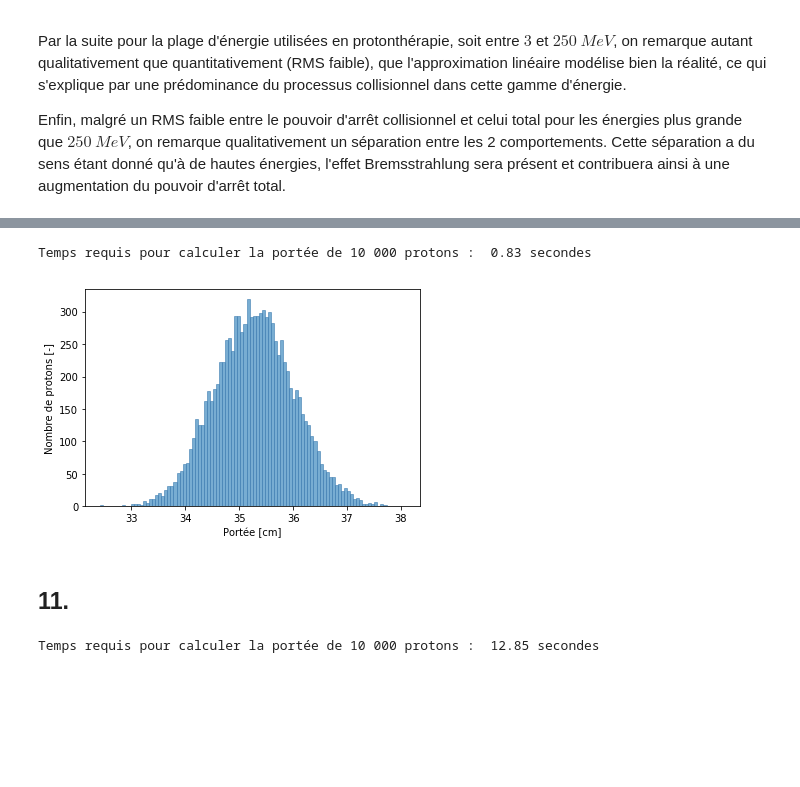
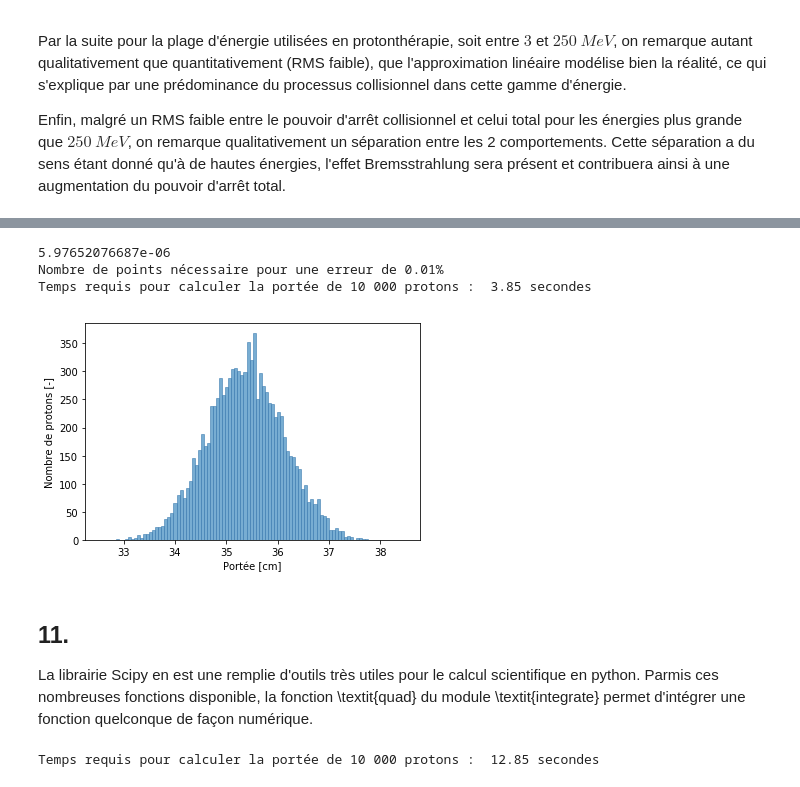
Before and after one commit to eliedl/Physique_numerique, a Jupyter notebook: TP1/TP1_Elie.ipynb, the cells around one changed output, grey strips where cells are left out. Cells and saved outputs as stored; diff of their text form; code cells hidden in the pictures; blank space fills up the shorter version.

```diff
--- a/TP1/TP1_Elie.ipynb
+++ b/TP1/TP1_Elie.ipynb
@@ -138,9 +138,9 @@ def get_s_col(r_e, n_e, T, I, m_e=0.511):
 
     """ Retourne le pouvoir d'arrêt collisonnel d'un matériau
 
-    :params:---------------Description---------------: Unités :
+    :params:---------------Description---------------: Unités : type :
 
-        r_e: Rayon électronique                          cm
+        r_e: Rayon électronique                          cm      float
         n_e: Densité électronique du matériau          cm^{-3}
        beta: Facteur de vitesse réduite                  -
       gamma: Facteur de Lorentz                          -
@@ -357,38 +397,43 @@ plt.show()
 # %%
-def trapz_integration(x, N):
+def trapz_integration(N, b, a=3):
     res = []
-    for x_i in x:
-
-        points = np.linspace(3, x_i, N)
-        h = points[1]- points[0]
+    for b_i in b:
+        # Initialisation du domaine d'intégration
+        points = np.linspace(a, b_i, N+1)
+        h = (b_i-3)/N # Largeur des trapèzes
 
         f = 1/get_s_col(r_e, n_e_eau, points, I_eau)
-
         s = h*(0.5*f[0] + sum(f[1: -1]) + 0.5*f[-1])
 
         res.append(s)
-
     return res
 
-start_trapz = timer()
+number, error = calculate_points_number(trapz_integration, 'trapz', 0.06, 1e-4, 220)
 
-portee_trapz = trapz_integration(energie, 10)
+print('Nombre de points nécessaire pour une erreur de 0.01% : ', number)
 
-end_trapz = timer()
+start_trapz = timer() # Début chronométrage
+portee_trapz = trapz_integration(494, energie)
+end_trapz = timer() # Fin chronométrage
 
 time_trapz = np.round(end_trapz - start_trapz, 2)
 
 print("Temps requis pour calculer la portée de 10 000 protons : ", time_trapz, "secondes")
 
+# Graphique
 plt.hist(portee_trapz, bins=100, alpha = 0.6, edgecolor='steelblue')
 plt.xlabel('Portée [cm]')
 plt.ylabel('Nombre de protons [-]')
 plt.show()
 # %% [output]
-Temps requis pour calculer la portée de 10 000 protons :  0.83 secondes
+5.97652076687e-06
+Nombre de points nécessaire pour une erreur de 0.01%
+Temps requis pour calculer la portée de 10 000 protons :  3.85 secondes
-[figure, old version]
+[figure, new version]
-# %% [markdown]
-## 11.
+# %% [markdown]
+## 11.
+
+La librairie Scipy en est une remplie d'outils très utiles pour le calcul scientifique en python. Parmis ces nombreuses fonctions disponible, la fonction \textit{quad} du module \textit{integrate} permet d'intégrer une fonction quelconque de façon numérique.
 # %%
 def scipy_integration(x):
     res = []
```
Also changed, not shown: parts of 12 cells of this notebook.
